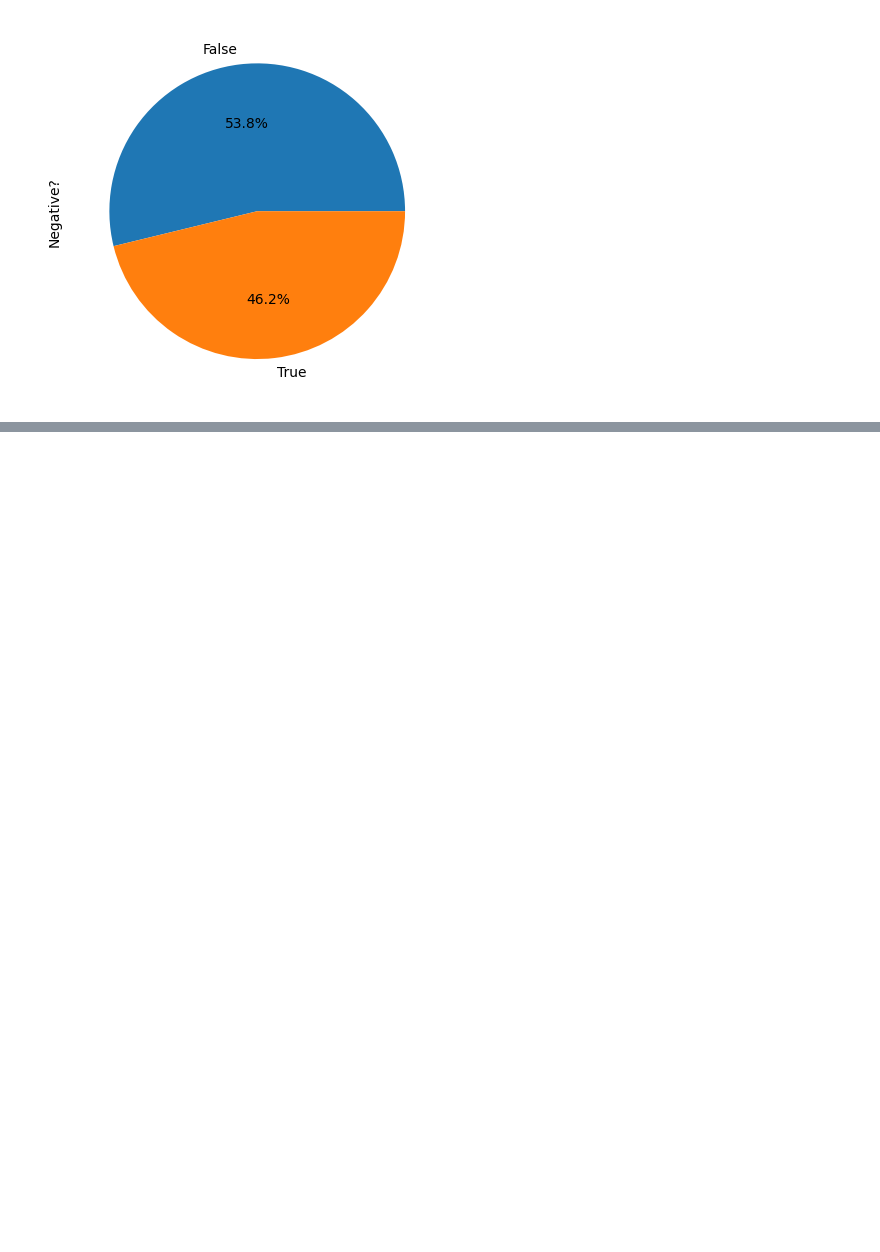
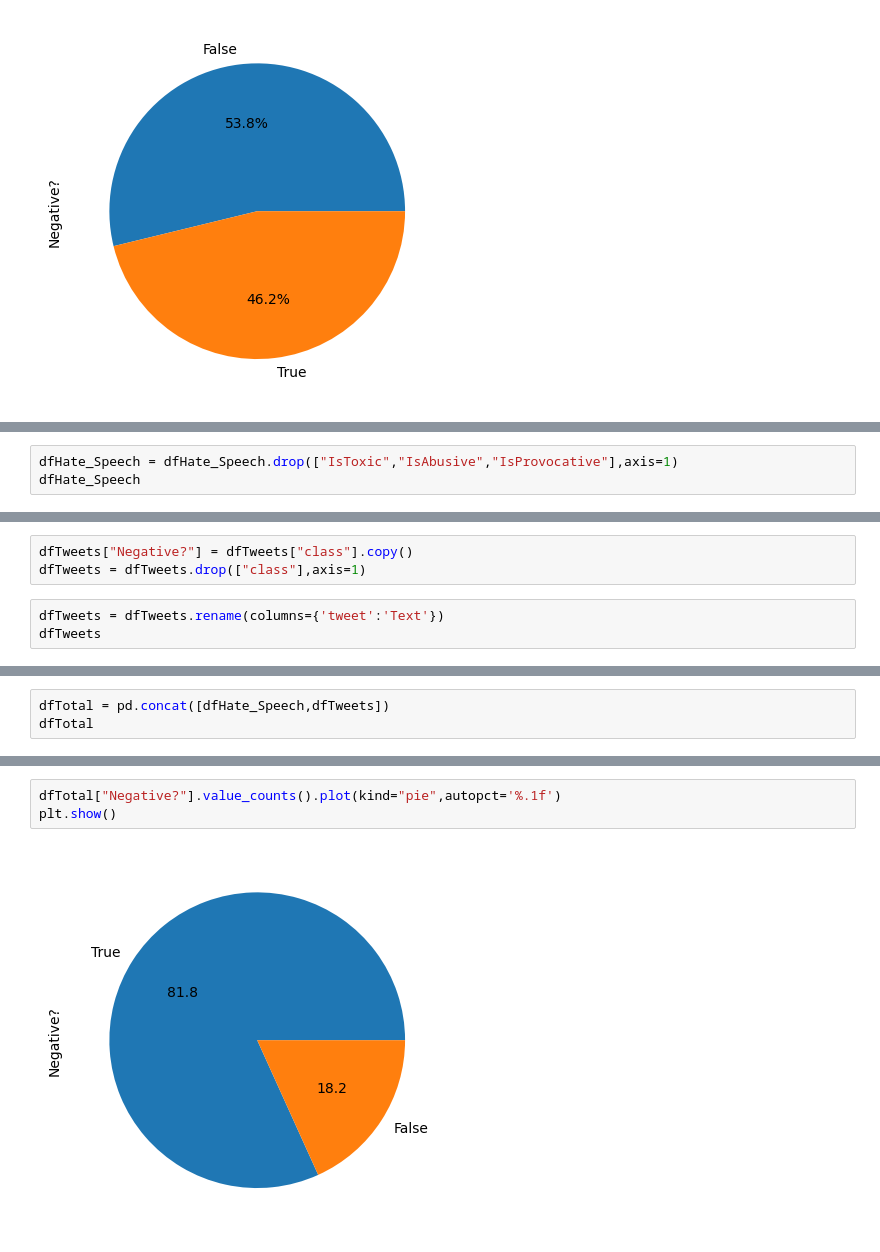
Before and after one commit to Riadrekab/Youtube-Negative-Comments-Detection, a Jupyter notebook: Cleaner-Analyser.ipynb, the cells around one changed output, grey strips where cells are left out. Saved outputs shown, nothing was run; the diff lists cells and outputs as text; blank space fills up the shorter version.

```diff
--- a/Cleaner-Analyser.ipynb
+++ b/Cleaner-Analyser.ipynb
@@ -90,0 +99,3 @@ plt.show()
+# %%
+dfHate_Speech = dfHate_Speech.drop(["IsToxic","IsAbusive","IsProvocative"],axis=1)
+dfHate_Speech
@@ -90,0 +116,6 @@ plt.show()
+# %%
+dfTweets["Negative?"] = dfTweets["class"].copy()
+dfTweets = dfTweets.drop(["class"],axis=1)
+# %%
+dfTweets = dfTweets.rename(columns={'tweet':'Text'})
+dfTweets
@@ -90,0 +136,3 @@ plt.show()
+# %%
+dfTotal = pd.concat([dfHate_Speech,dfTweets])
+dfTotal
@@ -90,0 +153,5 @@ plt.show()
+# %%
+dfTotal["Negative?"].value_counts().plot(kind="pie",autopct='%.1f')
+plt.show()
+# %% [output]
+[figure, added]
```
Also changed, not shown: parts of 16 cells of this notebook, 4 other files.
